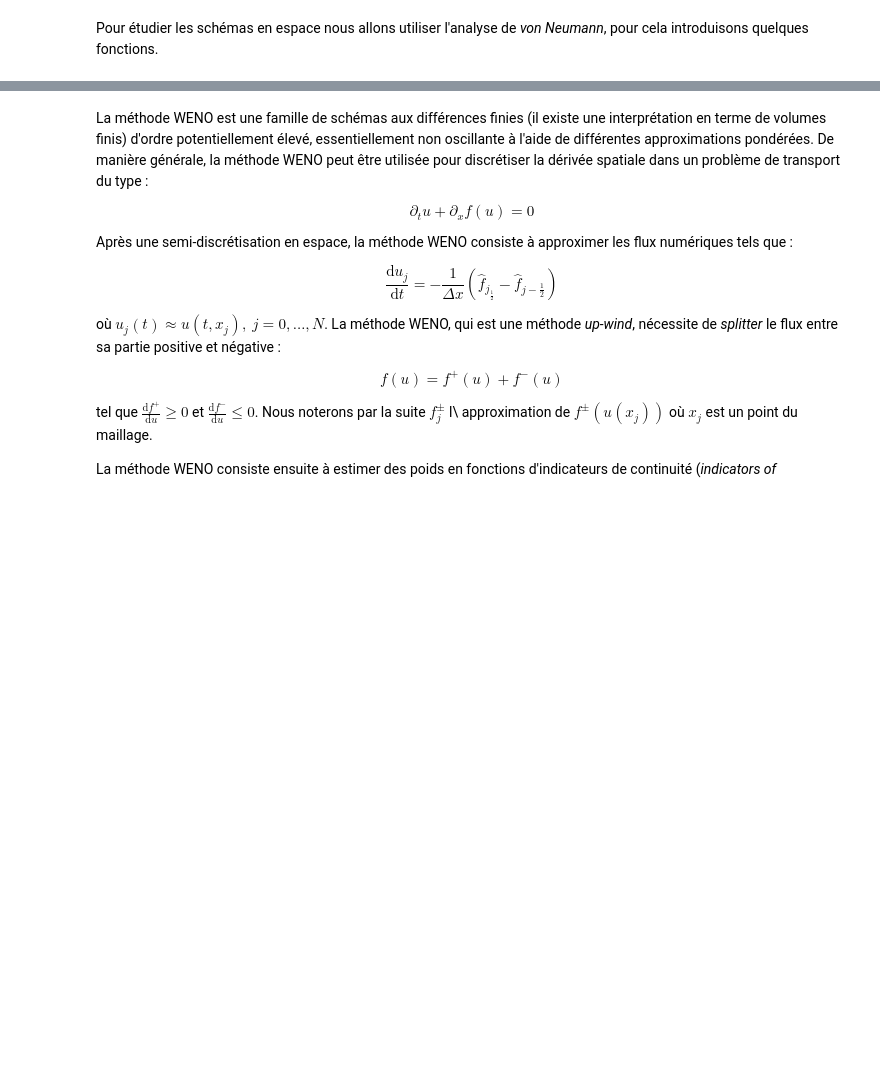
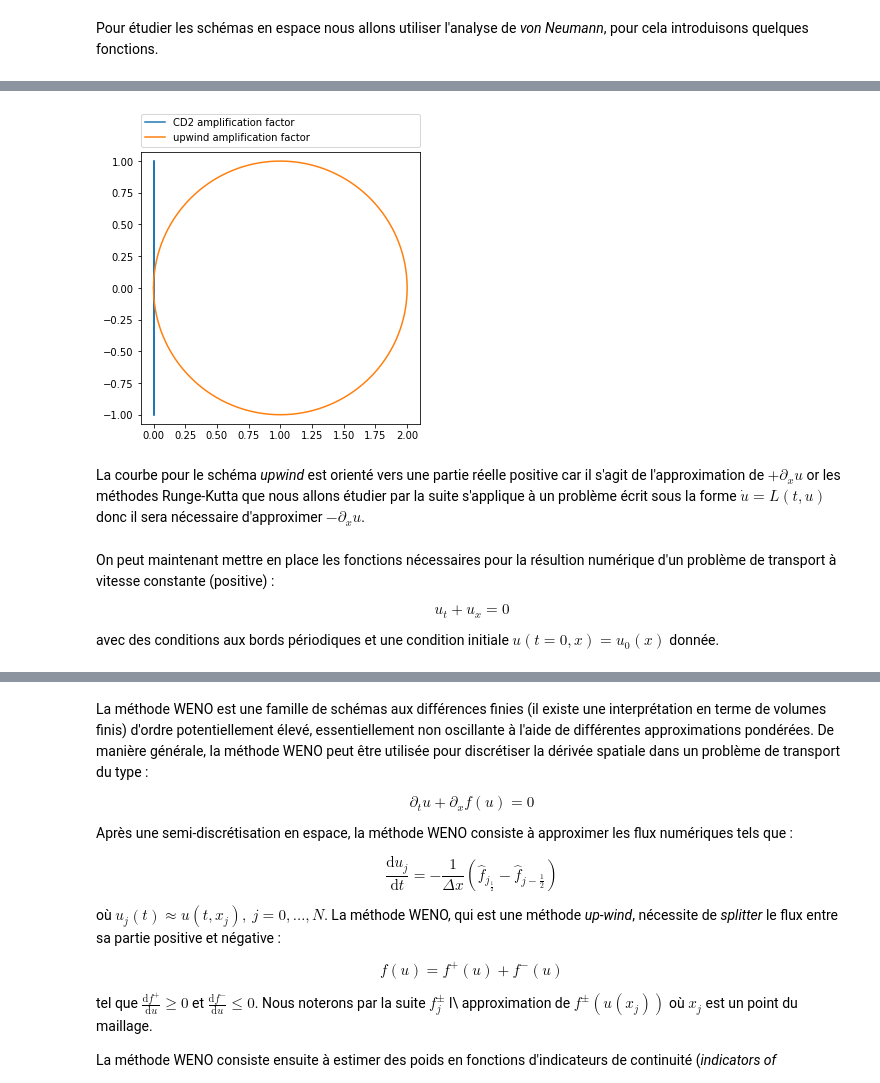
Before and after one commit to kivvix/draft, a Jupyter notebook: notes/notebooks/stability.ipynb, the cells around one changed output, grey strips where cells are left out. Drawn from its saved outputs; the diff is of its cells as text; code cells hidden in the pictures; blank space fills up the shorter version.

Commit message:
📝 add Shu's test and some stuff on constant error between schemes

```diff
--- a/notes/notebooks/stability.ipynb
+++ b/notes/notebooks/stability.ipynb
@@ -115,0 +142,44 @@ def symbols_to_vonNeumann( stencil ):
+# %%
+def upwind_flux () :
+  return f(0) - f(-1)
+
+upwind = Data()
+upwind.name = "upwind"
+upwind.flux = upwind_flux()
+
+del upwind_flux
+
+def cd2_flux () :
+  return (f(1) - f(-1))/2
+
+cd2 = Data()
+cd2.name = "CD2"
+cd2.flux = cd2_flux()
+
+del cd2_flux
+# %%
+upwind.func = sp.lambdify(phi,upwind.flux.subs(symbols_to_vonNeumann(f_stencil)),'numpy')
+upwind.data = upwind.func(data.phi)
+
+cd2.func = sp.lambdify(phi,cd2.flux.subs(symbols_to_vonNeumann(f_stencil)),'numpy')
+cd2.data = cd2.func(data.phi)
+
+plt.rcParams['figure.figsize'] = [5,5]
+plt.plot(*reim(cd2.data),label=cd2.name+" amplification factor")
+plt.plot(*reim(upwind.data),label=upwind.name+" amplification factor")
+plt.axis('equal')
+plt.legend(loc=(0.,1.02),mode="expand",borderaxespad=0.)
+plt.show()
+plt.rcParams['figure.figsize'] = default.figsize
+# %% [output]
+[figure, added]
+# %% [markdown]
+La courbe pour le schéma *upwind* est orienté vers une partie réelle positive car il s'agit de l'approximation de $+\partial_xu$ or les méthodes Runge-Kutta que nous allons étudier par la suite s'applique à un problème écrit sous la forme $\dot{u} = L(t,u)$ donc il sera nécessaire d'approximer $-\partial_xu$.
+# %% [markdown]
+On peut maintenant mettre en place les fonctions nécessaires pour la résultion numérique d'un problème de transport à vitesse constante (positive) :
+
+$$
+  u_t + u_x = 0
+$$
+
+avec des conditions aux bords périodiques et une condition initiale $u(t=0,x) = u_0(x)$ donnée.
```
Also changed, not shown: parts of 172 cells of this notebook.
